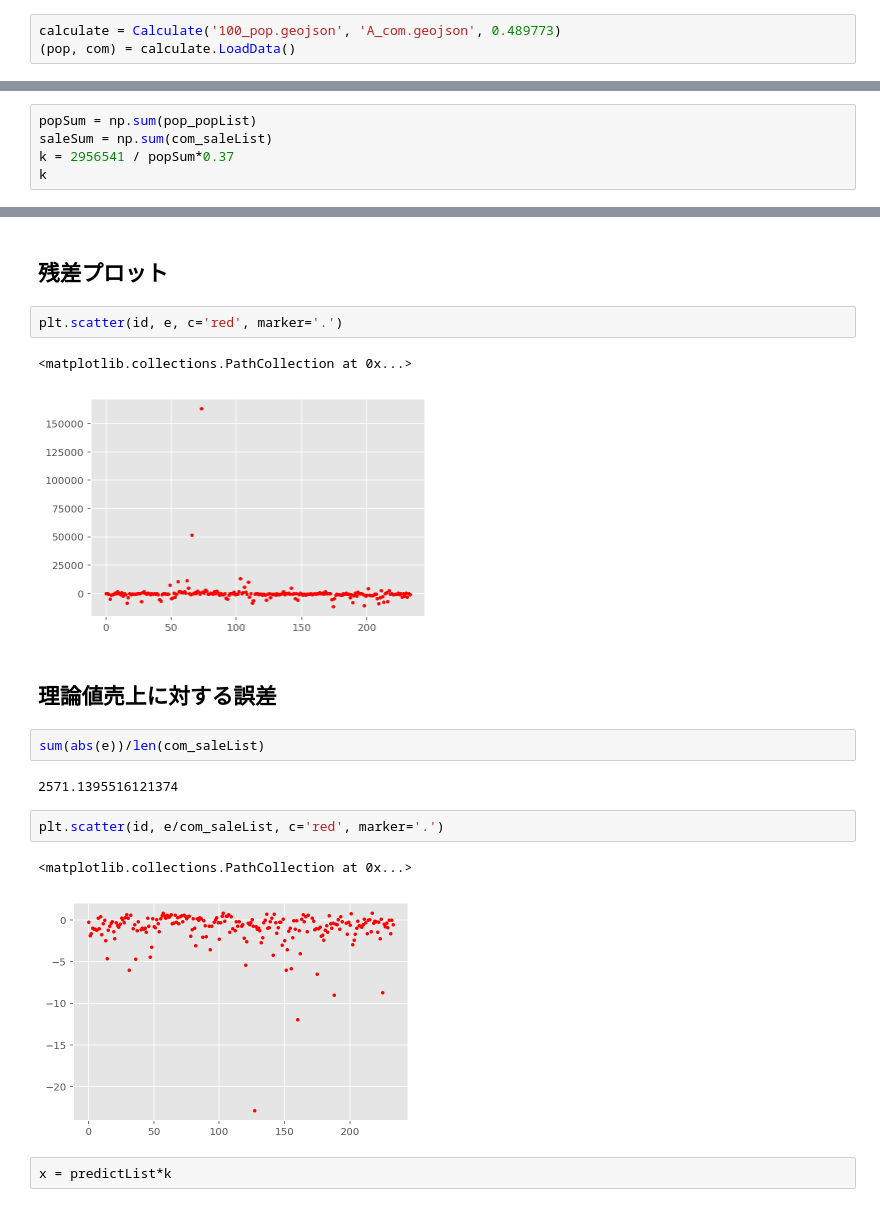
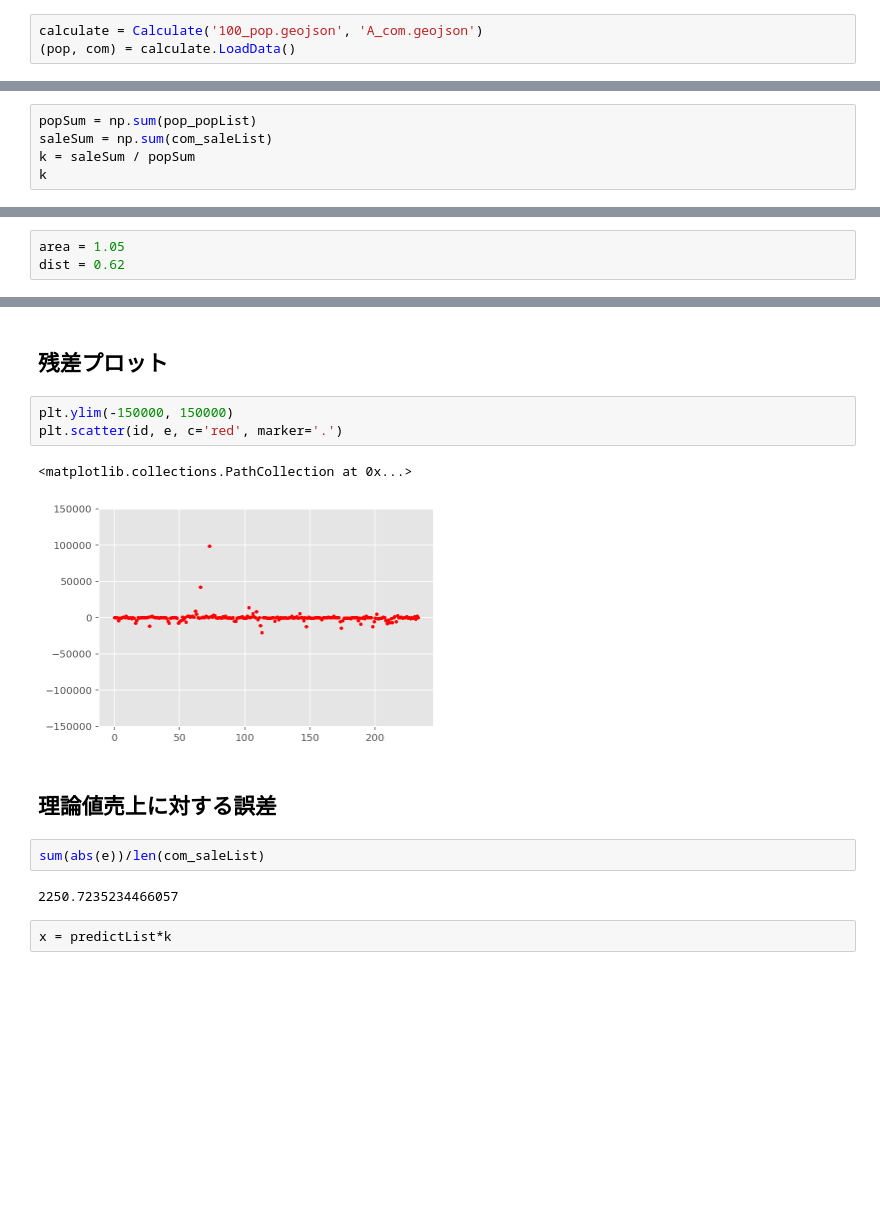
Before and after one commit to Yosymatu/HuffModel, a Jupyter notebook: Input_HuffModel.ipynb, the cells around one changed output, grey strips where cells are left out. Saved outputs shown, nothing was run; the diff lists cells and outputs as text; blank space fills up the shorter version.

```diff
--- a/Input_HuffModel.ipynb
+++ b/Input_HuffModel.ipynb
@@ -41,7 +41,7 @@ plt.style.use('ggplot')
 # %% [markdown]
 ## Calculateクラスのコンストラクタ
 # %%
-calculate = Calculate('100_pop.geojson', 'A_com.geojson', 0.489773)
+calculate = Calculate('100_pop.geojson', 'A_com.geojson')
 (pop, com) = calculate.LoadData()
 # %% [markdown]
 ## GeoJSON形式を読み込む
@@ -79,6 +102,6 @@ id = np.arange(len(com_areaList))
 # %%
 popSum = np.sum(pop_popList)
 saleSum = np.sum(com_saleList)
-k = 2956541 / popSum*0.37
+k = saleSum / popSum
 k
 # %% [output]
@@ -93,3 +113,6 @@ dist = 1.4
+# %%
+area = 1.05
+dist = 0.62
 # %% [markdown]
 ## 売上高の予測
 # %%
@@ -108,21 +156,17 @@ RMSE
 # %% [markdown]
 ## 残差プロット
 # %%
+plt.ylim(-150000, 150000)
 plt.scatter(id, e, c='red', marker='.')
 # %% [output]
 <matplotlib.collections.PathCollection at 0x...>
-[figure, old version]
+[figure, new version]
 # %% [markdown]
 ## 理論値売上に対する誤差
 # %%
 sum(abs(e))/len(com_saleList)
 # %% [output]
-2571.1395516121374
+2250.7235234466057
-# %%
-plt.scatter(id, e/com_saleList, c='red', marker='.')
-# %% [output]
-<matplotlib.collections.PathCollection at 0x...>
-[figure, removed]
 # %%
 x = predictList*k
 # %%
```
Also changed, not shown: parts of 15 cells of this notebook, 2 other files.
